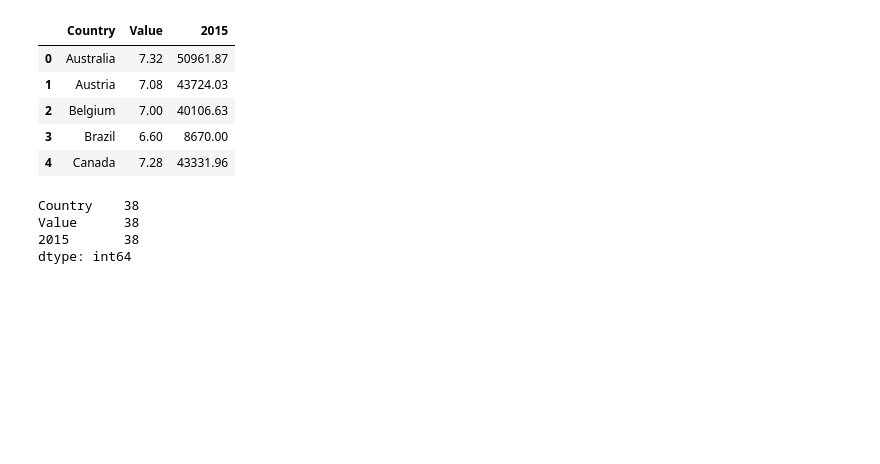
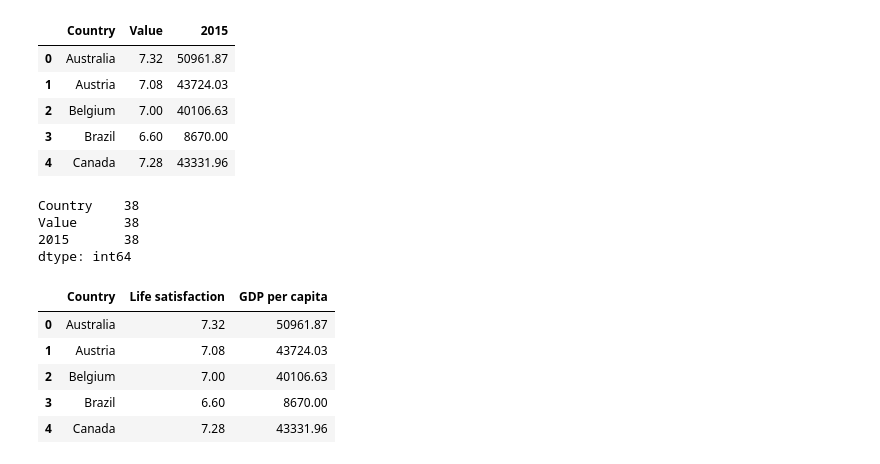
Before and after one commit to cliferraren/ML_with_SciKitLearn_and_TensorFlow, a Jupyter notebook: Example1-1 Linear_Regression.ipynb, the cells around one changed output. Drawn from its saved outputs; the diff is of its cells as text; code cells hidden in the pictures; blank space fills up the shorter version.

```diff
--- a/Example1-1 Linear_Regression.ipynb
+++ b/Example1-1 Linear_Regression.ipynb
@@ -166,0 +168,9 @@ oecd_bli.isnull().sum()
+# %%
+c_stats[:5]
+# %% [output]
+|  | Country | Life satisfaction | GDP per capita |
+| 0 | Australia | 7.32 | 50961.87 |
+| 1 | Austria | 7.08 | 43724.03 |
+| 2 | Belgium | 7.00 | 40106.63 |
+| 3 | Brazil | 6.60 | 8670.00 |
+| 4 | Canada | 7.28 | 43331.96 |
```
Also changed, not shown: parts of 9 cells of this notebook.
